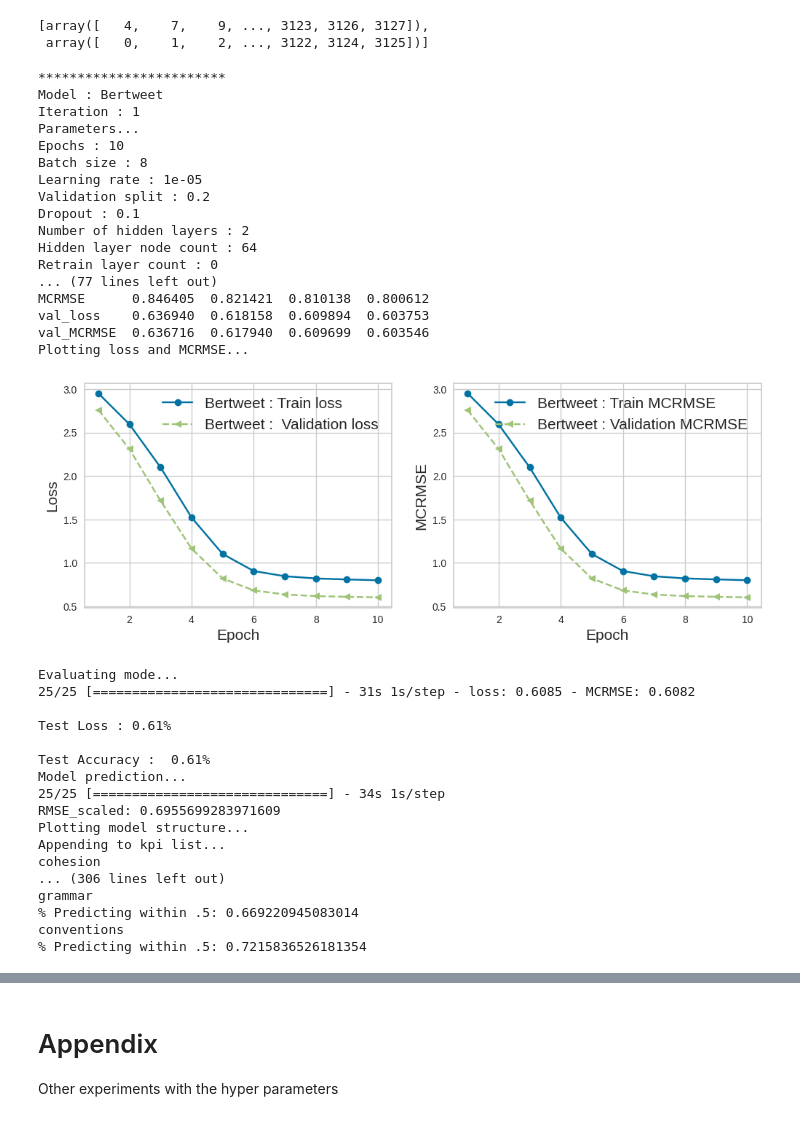
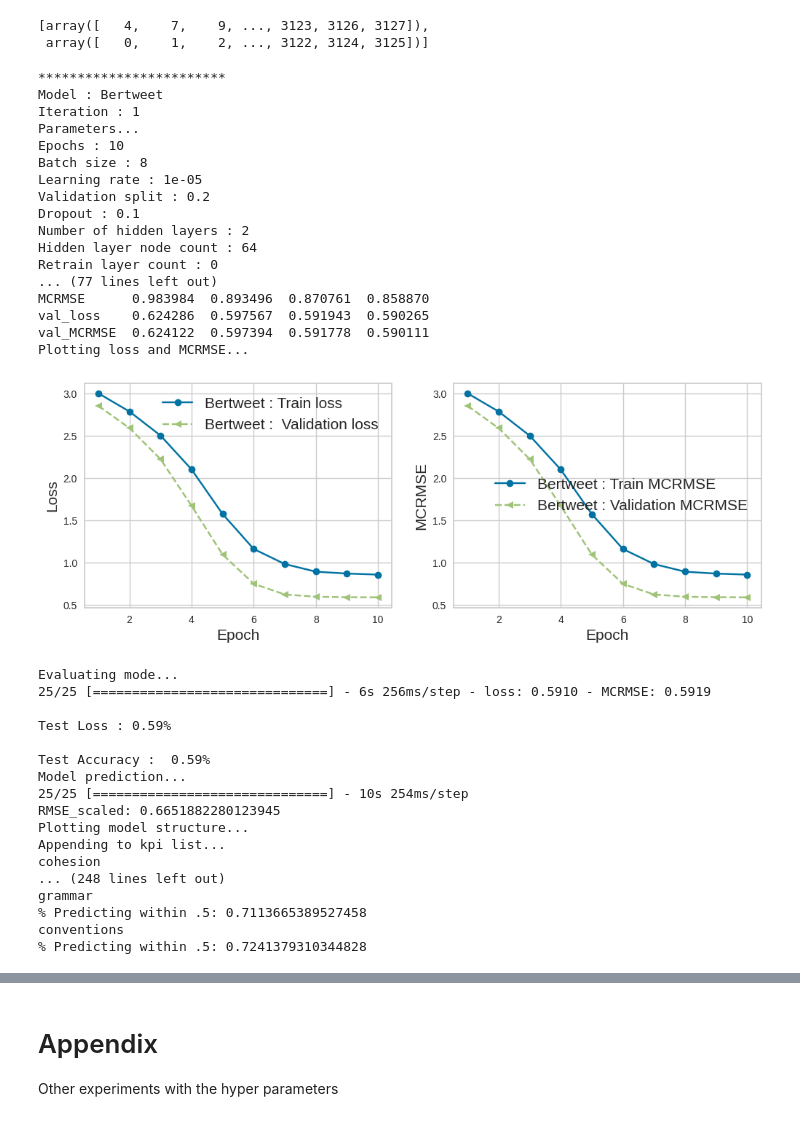
Before and after one commit to srilamaiti/spring_2023_w266_final_project_heesuk_iris_srila, a Jupyter notebook: iris/W266_essay_evaluation_final.ipynb, the cells around one changed output, grey strips where cells are left out. Drawn from its saved outputs; the diff is of its cells as text; code cells hidden in the pictures.

```diff
--- a/iris/W266_essay_evaluation_final.ipynb
+++ b/iris/W266_essay_evaluation_final.ipynb
@@ -1506,7 +1514,7 @@ param_list = [   # Completely unfrozen base layer
              ]
 # %%
 for idx, param_entry in enumerate(param_list):
-    MAX_LEN = 512
+    MAX_LEN = 128
     epoch_val = param_entry['epochs']
     batch_size_val = param_entry['batch_size']
     learning_rate_val = param_entry['learning_rate']
@@ -1541,7 +1549,7 @@ for idx, param_entry in enumerate(param_list):
     bertweet = build_regression_model(loss= "MCRMSE",
                                       model_name = "Bertweet",
                                       dense_dim = 6,
-                                      MAX_LEN = 512,
+                                      MAX_LEN = MAX_LEN,
                                       learning_rate = learning_rate_val,
                                       dropout=dropout_val,
                                       number_of_hidden_layers = number_of_hidden_layers_val,
@@ -1707,3 +1715,17 @@ y_test = np.array(df_test[label_cols], dtype = "float32")
 # %% [output]
 Length of train data : 3128
 Length of test data : 783
+# %%
+corr = df_train[label_cols].corr()
+
+# Generate a mask for the upper triangle
+mask = np.triu(np.ones_like(corr, dtype = bool))
+
+sns.set(rc = {"figure.figsize": (10, 8)})
+
+sns.heatmap(corr,
+            annot = True,
+            cmap = "coolwarm",
+            mask = mask,
+            fmt  = ".5f")
+plt.show()
@@ -2971,7 +2995,7 @@ train_indices_list
  array([   0,    1,    2, ..., 3122, 3124, 3125])]
 # %%
 for idx, param_entry in enumerate(param_list[:1]):
-  MAX_LEN = 512
+  MAX_LEN = 128
   epoch_val = param_entry['epochs']
   batch_size_val = param_entry['batch_size']
   learning_rate_val = param_entry['learning_rate']
@@ -3318,7 +3325,7 @@ train_indices_list
  array([   0,    1,    2, ..., 3122, 3124, 3125])]
 # %%
 for idx, param_entry in enumerate(param_list[1:2]):
-  MAX_LEN = 512
+  MAX_LEN = 128
   epoch_val = param_entry['epochs']
   batch_size_val = param_entry['batch_size']
   learning_rate_val = param_entry['learning_rate']
@@ -3665,7 +3672,7 @@ train_indices_list
  array([   0,    1,    2, ..., 3122, 3124, 3125])]
 # %%
 for idx, param_entry in enumerate(param_list[2:3]):
-  MAX_LEN = 512
+  MAX_LEN = 128
   epoch_val = param_entry['epochs']
   batch_size_val = param_entry['batch_size']
   learning_rate_val = param_entry['learning_rate']
@@ -3831,54 +3838,54 @@ for idx, param_entry in enumerate(param_list[2:3]):
     #     else:
     #       print(f'length: {len(df_comparison[df_comparison[component]==score])}')
     #       print("% Predicting the above ("+str(score)+"): " +
     #             str(len(df_comparison[(df_comparison[component]==score) &
     #                                   (df_comparison["transformed_pred_"+component]>score)])/len(df_comparison[df_comparison[component]==score])))
     #       print("% Predicting the same ("+str(score)+"): " +
     #             str(len(df_comparison[(df_comparison[component]==score) &
     #                                   (df_comparison["transformed_pred_"+component]==score)])/len(df_comparison[df_comparison[component]==score])))
     #       print("% Predicting the below ("+str(score)+"): " +
     #             str(len(df_comparison[(df_comparison[component]==score) &
     #                                   (df_comparison["transformed_pred_"+component]<score)])/len(df_comparison[df_comparison[component]==score])))
     #     print("****")
   for component in label_cols:
       print(component)
       print("% Predicting within .5: " + str(len(df_comparison.query("transformed_pred_"+component+"<=("+component+"+.5) and transformed_pred_"+component+">=("+component+"-.5)"))/len(df_comparison)))
 # %% [output]
 ************************
 Model : Bertweet
 Iteration : 1
 Parameters...
 Epochs : 10
 Batch size : 8
 Learning rate : 1e-05
 Validation split : 0.2
 Dropout : 0.1
 Number of hidden layers : 2
 Hidden layer node count : 64
 Retrain layer count : 0
 ... (77 lines left out)
-MCRMSE      0.846405  0.821421  0.810138  0.800612
-val_loss    0.636940  0.618158  0.609894  0.603753
-val_MCRMSE  0.636716  0.617940  0.609699  0.603546
+MCRMSE      0.983984  0.893496  0.870761  0.858870
+val_loss    0.624286  0.597567  0.591943  0.590265
+val_MCRMSE  0.624122  0.597394  0.591778  0.590111
 Plotting loss and MCRMSE...
-[figure, old version]
+[figure, new version]
 Evaluating mode...
-25/25 [==============================] - 31s 1s/step - loss: 0.6085 - MCRMSE: 0.6082
+25/25 [==============================] - 6s 256ms/step - loss: 0.5910 - MCRMSE: 0.5919
 
-Test Loss : 0.61%
+Test Loss : 0.59%
 
-Test Accuracy :  0.61%
+Test Accuracy :  0.59%
 Model prediction...
-25/25 [==============================] - 34s 1s/step
-RMSE_scaled: 0.6955699283971609
+25/25 [==============================] - 10s 254ms/step
+RMSE_scaled: 0.6651882280123945
 Plotting model structure...
 Appending to kpi list...
 cohesion
-... (306 lines left out)
+... (248 lines left out)
 grammar
-% Predicting within .5: 0.669220945083014
+% Predicting within .5: 0.7113665389527458
 conventions
-% Predicting within .5: 0.7215836526181354
+% Predicting within .5: 0.7241379310344828
 # %%
 df_comparison = pd.read_csv("predict_bertweet_cluster_12.csv")
 for component in label_cols:
```
Also changed, not shown: parts of 15 cells of this notebook.
